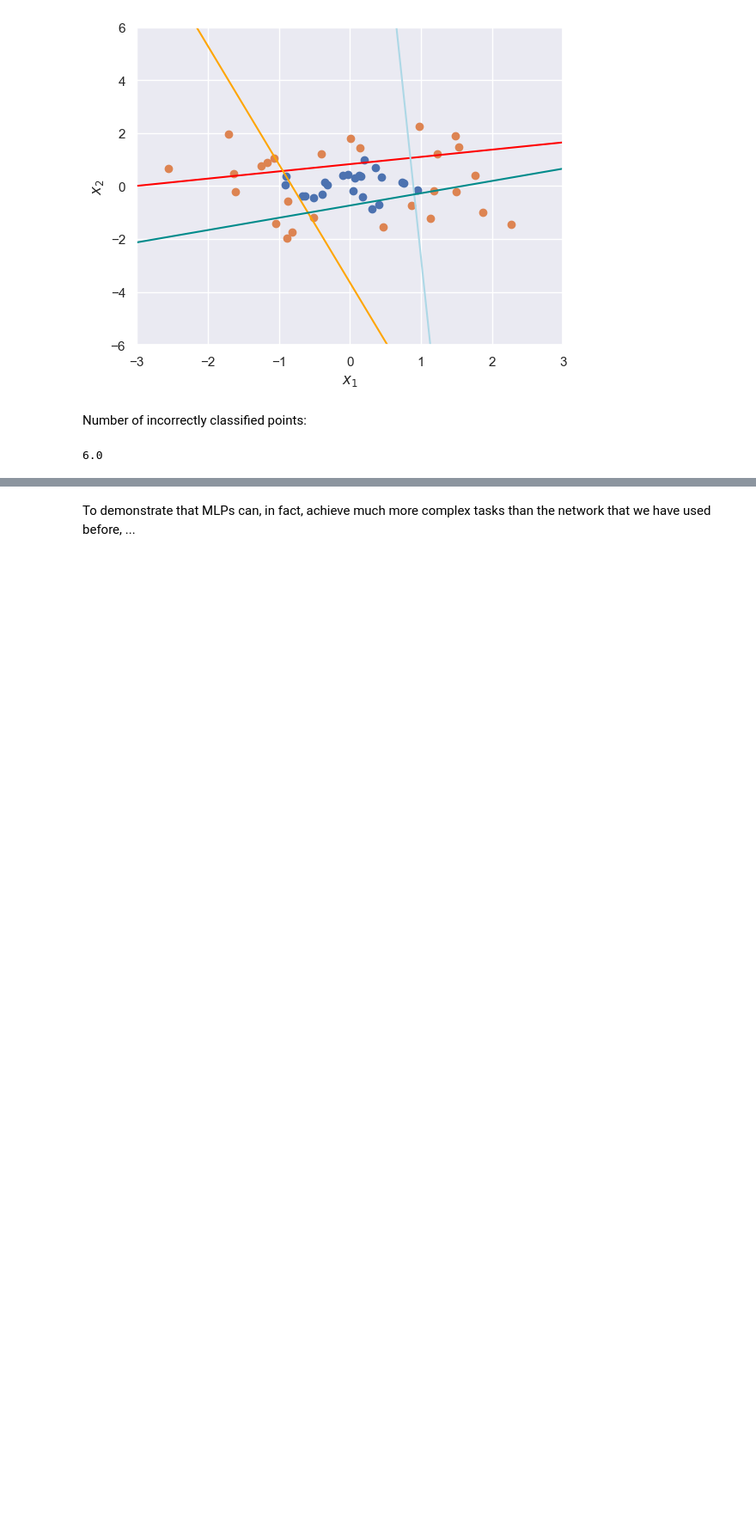
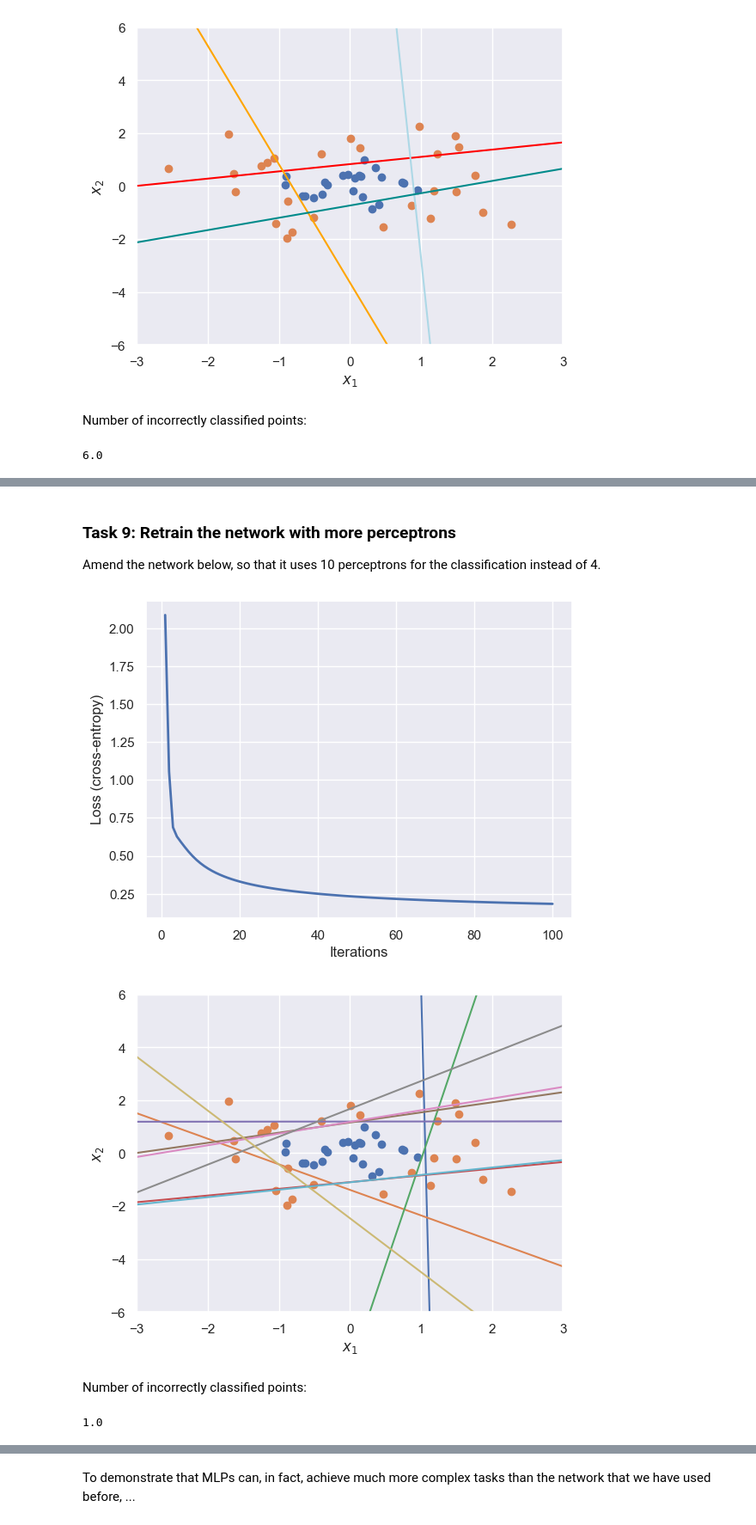
Before and after one commit to equinor/kai-edc2024-workshop, a Jupyter notebook: 1_introduction/solution.ipynb, the cells around one changed output, grey strips where cells are left out. Shown: that part at 86% size. Drawn from its saved outputs; the diff is of its cells as text; code cells hidden in the pictures; blank space fills up the shorter version.

```diff
--- a/1_introduction/solution.ipynb
+++ b/1_introduction/solution.ipynb
@@ -605,0 +600,77 @@ Universal function approximator means that MLPs can perfectly describe any funct
+# %% [markdown]
+### Task 9: Retrain the network with more perceptrons
+
+Amend the network below, so that it uses 10 perceptrons for the classification instead of 4.
+# %%
+# TODO: Set the number of perceptrons and execute the cell
+n_perceptrons = 10
+
+# Set up optimisation
+torch.manual_seed(8)
+model = NeuralNetwork(n_perceptrons=n_perceptrons)
+objective_function = nn.BCELoss()
+optimiser = optim.SGD(model.parameters(), lr=10)
+
+# We regenerate the data, just in case X was overwritten
+np.random.seed(0)
+n_samples = 50
+X = np.random.randn(n_samples, 2)
+y = np.zeros(n_samples)
+y[np.linalg.norm(X, axis=1) > 1] = 1
+inputs = torch.tensor(X)
+labels = torch.tensor(y)
+
+# Run optimisation
+losses = []
+n_iterations = 100
+for epoch in range(n_iterations):
+    # Reset the parameter gradients
+    optimiser.zero_grad()
+
+    # Simulation, evaluation and parameter proposal
+    outputs = model(inputs)
+    loss = objective_function(outputs, labels)
+    loss.backward()
+    optimiser.step()
+
+    losses.append(loss.detach().numpy())
+
+# Visualise loss over time
+iterations = np.arange(1, n_iterations+1)
+plt.plot(iterations, losses, linewidth=2)
+plt.xlabel('Iterations')
+plt.ylabel('Loss (cross-entropy)')
+plt.show()
+
+# Visualise the learned classification
+plt.scatter(X[y==0, 0], X[y==0, 1])
+plt.scatter(X[y==1, 0], X[y==1, 1])
+
+# Reshape model weights
+weights = np.empty(n_perceptrons*3)
+bias = model.layer.bias.detach().numpy()
+weights = model.layer.weight.detach().numpy()
+
+x1 = np.linspace(-3, 3, 100)
+for idx in range(n_perceptrons):
+    x2 = -(weights[idx, 0] * x1 + bias[idx]) / weights[idx, 1]
+    plt.plot(x1, x2, linestyle='-')
+
+plt.xlim(-3, 3)
+plt.ylim(-6, 6)
+plt.xlabel(r'$x_1$')
+plt.ylabel(r'$x_2$')
+plt.show()
+# %% [output]
+[figure, added]
+[figure, added]
+# %% [markdown]
+Number of incorrectly classified points:
+# %%
+mask0 = y == 0
+mask1 = y == 1
+y_pred = model(inputs).detach().numpy()
+n_misclassified = np.sum(1 - np.round(y_pred[mask1])) + np.sum(np.round(y_pred[mask0]))
+n_misclassified
+# %% [output]
+1.0
```
Also changed, not shown: parts of 22 cells of this notebook, 12 other files.
